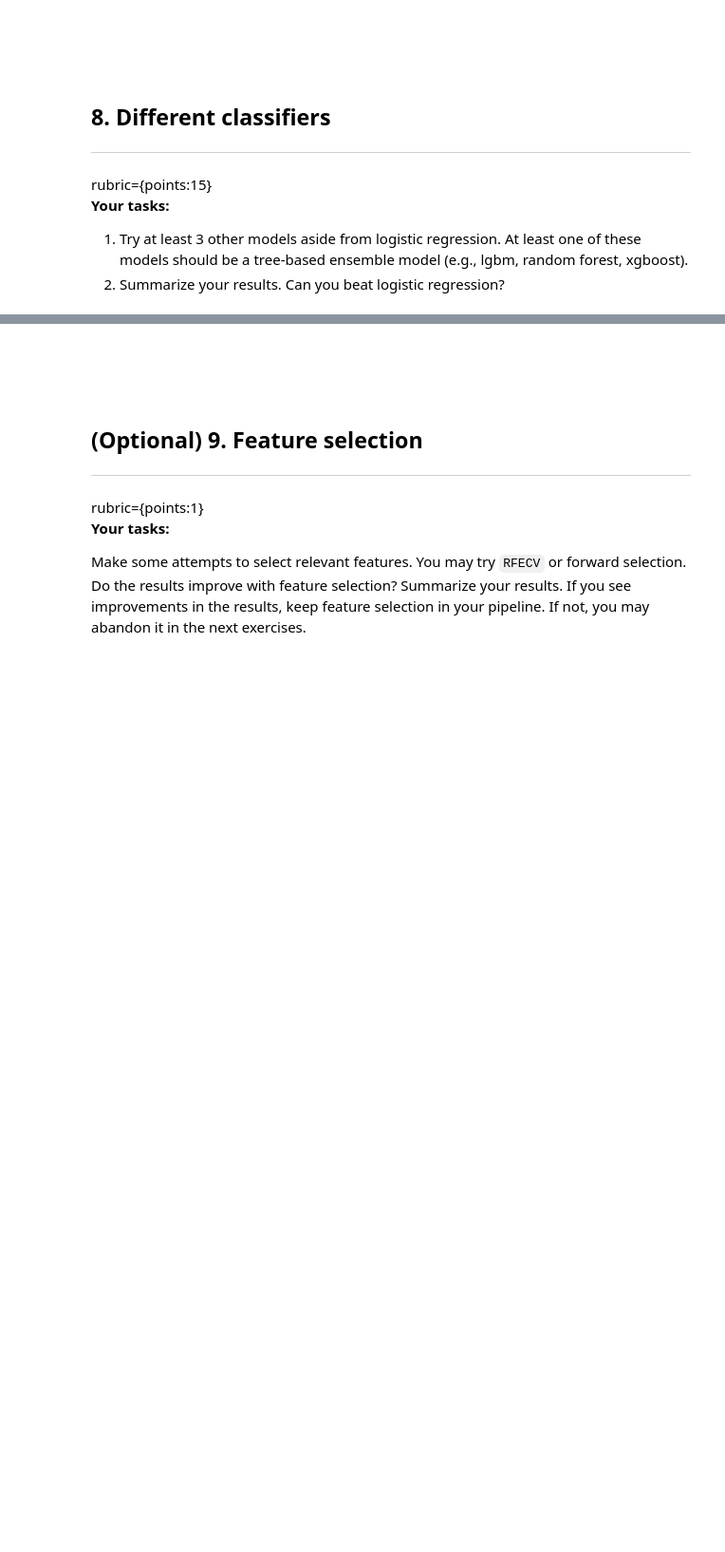
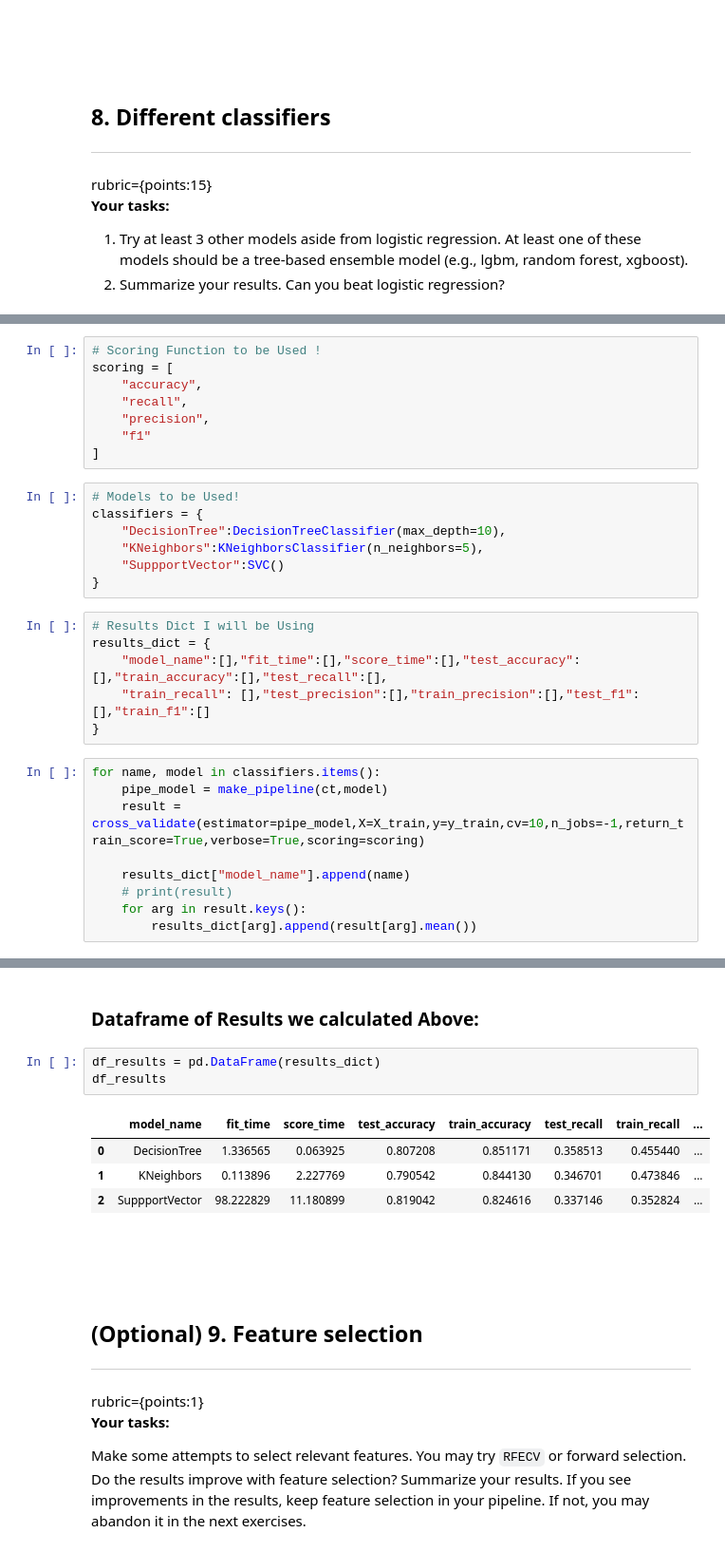
Before and after one commit to harshalk612/ML-Assigment, a Jupyter notebook: Basic HW/hw6/hw6.ipynb, the cells around one changed output, grey strips where cells are left out. Shown at 95% size. Drawn from its saved outputs; the diff is of its cells as text; blank space fills up the shorter version.

```diff
--- a/Basic HW/hw6/hw6.ipynb
+++ b/Basic HW/hw6/hw6.ipynb
@@ -543,0 +699,30 @@ rubric={points:15}
+# %%
+# Scoring Function to be Used !
+scoring = [
+    "accuracy",
+    "recall",
+    "precision",
+    "f1"
+]
+# %%
+# Models to be Used!
+classifiers = {
+    "DecisionTree":DecisionTreeClassifier(max_depth=10),
+    "KNeighbors":KNeighborsClassifier(n_neighbors=5),
+    "SuppportVector":SVC()
+}
+# %%
+# Results Dict I will be Using
+results_dict = {
+    "model_name":[],"fit_time":[],"score_time":[],"test_accuracy": [],"train_accuracy":[],"test_recall":[],
+    "train_recall": [],"test_precision":[],"train_precision":[],"test_f1":[],"train_f1":[]
+}
+# %%
+for name, model in classifiers.items():
+    pipe_model = make_pipeline(ct,model)
+    result = cross_validate(estimator=pipe_model,X=X_train,y=y_train,cv=10,n_jobs=-1,return_train_score=True,verbose=True,scoring=scoring)
+
+    results_dict["model_name"].append(name)
+    # print(result)
+    for arg in result.keys():
+        results_dict[arg].append(result[arg].mean())
@@ -544,3 +759,13 @@ rubric={points:15}
+# %% [markdown]
+### Dataframe of Results we calculated Above:
+# %%
+df_results = pd.DataFrame(results_dict)
+df_results
+# %% [output]
+|  | model_name | fit_time | score_time | test_accuracy | train_accuracy | test_recall | train_recall | ... |
+| 0 | DecisionTree | 1.336565 | 0.063925 | 0.807208 | 0.851171 | 0.358513 | 0.455440 | ... |
+| 1 | KNeighbors | 0.113896 | 2.227769 | 0.790542 | 0.844130 | 0.346701 | 0.473846 | ... |
+| 2 | SuppportVector | 98.222829 | 11.180899 | 0.819042 | 0.824616 | 0.337146 | 0.352824 | ... |
 # %% [markdown]
 <br><br>
 # %% [markdown]
```
Also changed, not shown: parts of 33 cells of this notebook.
